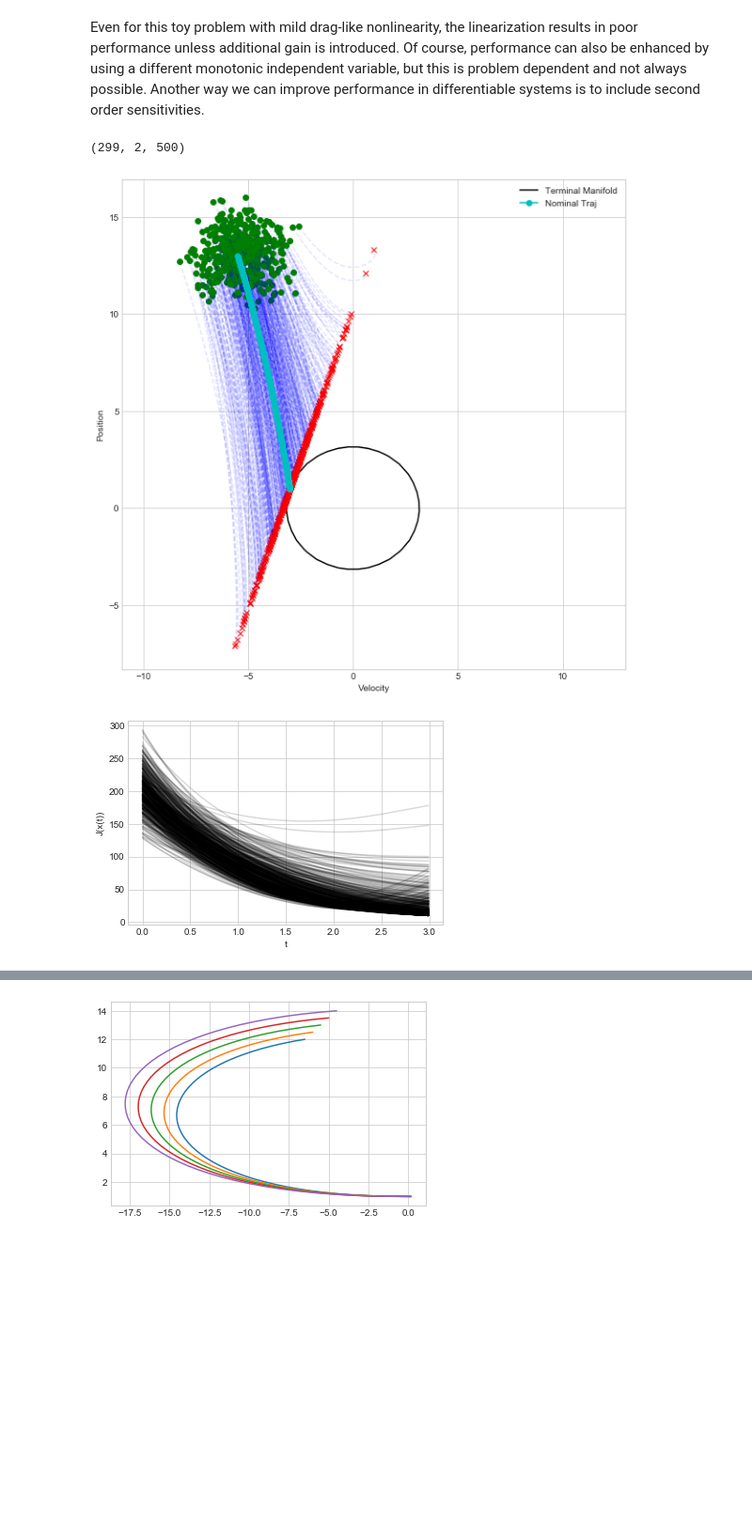
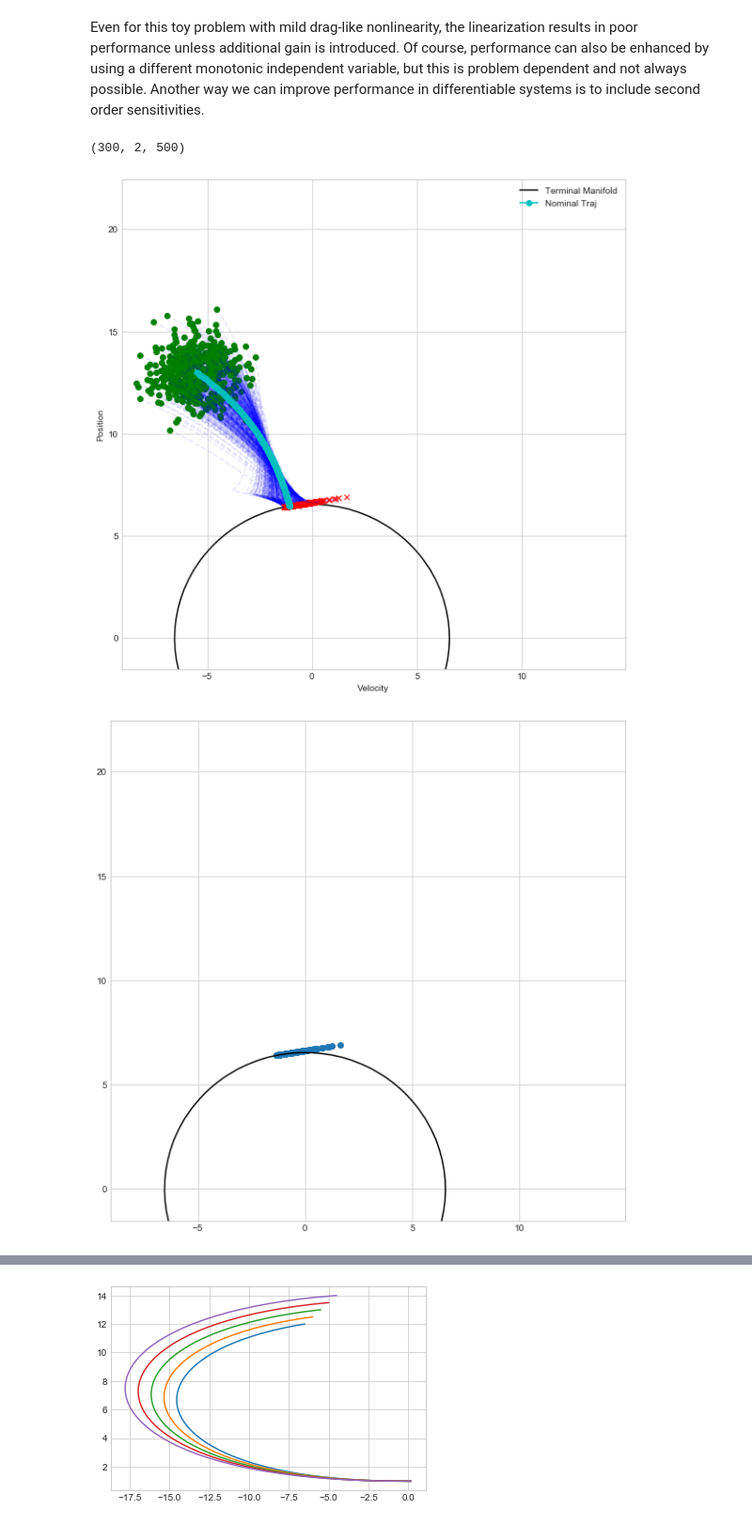
Before and after one commit to CDNoyes/EDL-Py, a Jupyter notebook: Sensitivity.ipynb, the cells around one changed output, grey strips where cells are left out. Shown at 94% size. Saved outputs shown, nothing was run; the diff lists cells and outputs as text; code cells hidden in the pictures; blank space fills up the shorter version.

```diff
--- a/Sensitivity.ipynb
+++ b/Sensitivity.ipynb
@@ -428,6 +448,6 @@ pu = px[:,3]
 plt.plot(t, pu1, label='Adjoint')
 plt.plot(t, pu, '--', label='STM based')
 plt.legend()
-controller = TPC(t, x[:,:2], np.zeros_like(t), a, 1*px[:,:3], pu)  # The costates passed here determine the objective
+controller = TPC(t, x[:,:2], np.zeros_like(t), a, px[:,:3], pu)  # The costates passed here determine the objective
 sat_controller = lambda t,x,a: np.clip(controller(t,x,a), -10, 10)
 # %% [output]
@@ -471,39 +504,53 @@ Even for this toy problem with mild drag-like nonlinearity, the linearization re
 # %%
 
 plt.figure(1, figsize=(10,10))
-
-
 X,Y = np.meshgrid(x[-1,0] + np.linspace(-1,2)*8,x[-1,1] + np.linspace(-1,2)*8)
 plt.contour(Y, X, Obj([X,Y]), [Obj(x[-1])], colors='k',alpha=1)
-plt.plot(0,0,'k', label="Terminal Manifold") # Just for the label
+plt.plot(0, 0, 'k', label="Terminal Manifold") # Just for the label
+
+plt.figure(4, figsize=(10,10))
+X,Y = np.meshgrid(x[-1,0] + np.linspace(-1,2)*8,x[-1,1] + np.linspace(-1,2)*8)
+plt.contour(Y, X, Obj([X,Y]), [Obj(x[-1])], colors='k',alpha=1)
+plt.plot(0, 0, 'k', label="Terminal Manifold") # Just for the label
 
 x0_mc = np.random.multivariate_normal(x0[:2], np.diag([1,1]), 500).T
-x_mc = RK4(dynamics, x0_mc, t, args=(a, sat_controller, np))[:-1]
+x_mc = RK4(dynamics, x0_mc, t, args=(a, sat_controller, np))
 print(x_mc.shape)
+plt.scatter(x_mc[-1,1], x_mc[-1,0])
 
+C = []
 for xnew in np.transpose(x_mc, (2,0,1)):
+    C.append(Obj(xnew.T)[-1]-J0[-1])
     plt.figure(1)
     plt.plot(xnew.T[1], xnew.T[0], 'b--', alpha=0.1)
     plt.plot(xnew[0,1], xnew[0,0], 'go') # IC
     plt.plot(xnew[-1,1], xnew[-1,0], 'rx')  # FC
 
 
     plt.figure(3)
-    plt.plot(t[:-1], Obj(xnew.T), 'k',alpha=0.15)
+    plt.plot(t, Obj(xnew.T)-J0, 'k', alpha=0.15)
     plt.ylabel("J(x(t))")
     plt.xlabel('t')
 
-#     plt.figure(2)
-#     plt.plot(t, unew)
-#     plt.xlabel('Time')
-#     plt.ylabel('Control')
+    unew = [sat_controller(ti, xi, a) for ti,xi in zip(t,xnew)]
+    plt.figure(2)
+    plt.plot(t, unew, alpha=0.2)
+    plt.xlabel('Time')
+    plt.ylabel('Control')
+
 plt.figure(1)
 plt.plot(x.T[1], x.T[0], 'c-o', label='Nominal Traj')
 plt.ylabel("Position")
 plt.xlabel("Velocity")
 plt.legend()
+
+plt.figure(5)
+plt.hist(C, density=True)
+plt.xlabel("Constraint violation at terminal time")
+plt.ylabel("Density")
+
 plt.show()
 # %% [output]
-(299, 2, 500)
+(300, 2, 500)
-[figure, old version]
+[figure, new version]
-[figure, old version]
+[figure, new version]
```
Also changed, not shown: parts of 9 cells of this notebook, 4 other files.
